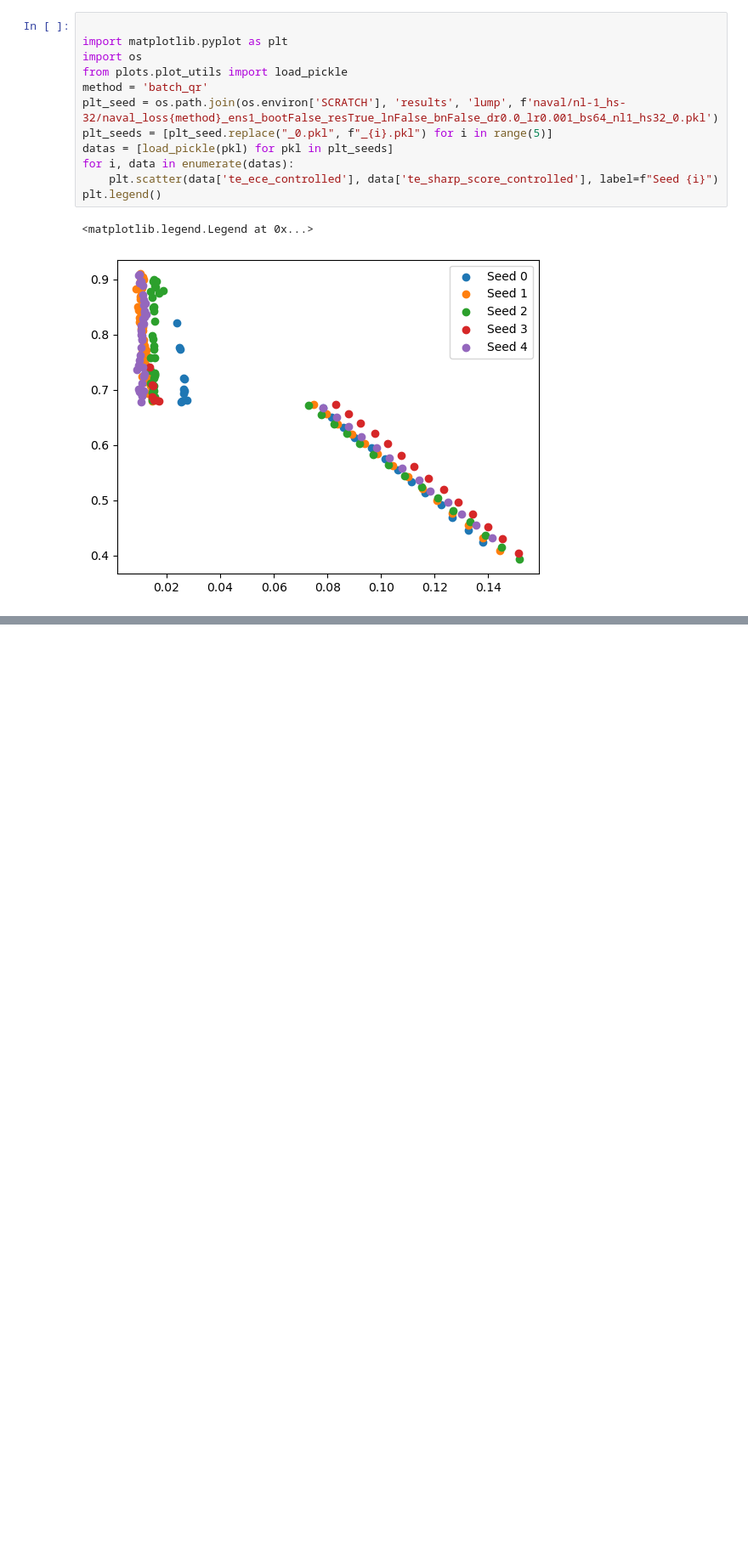
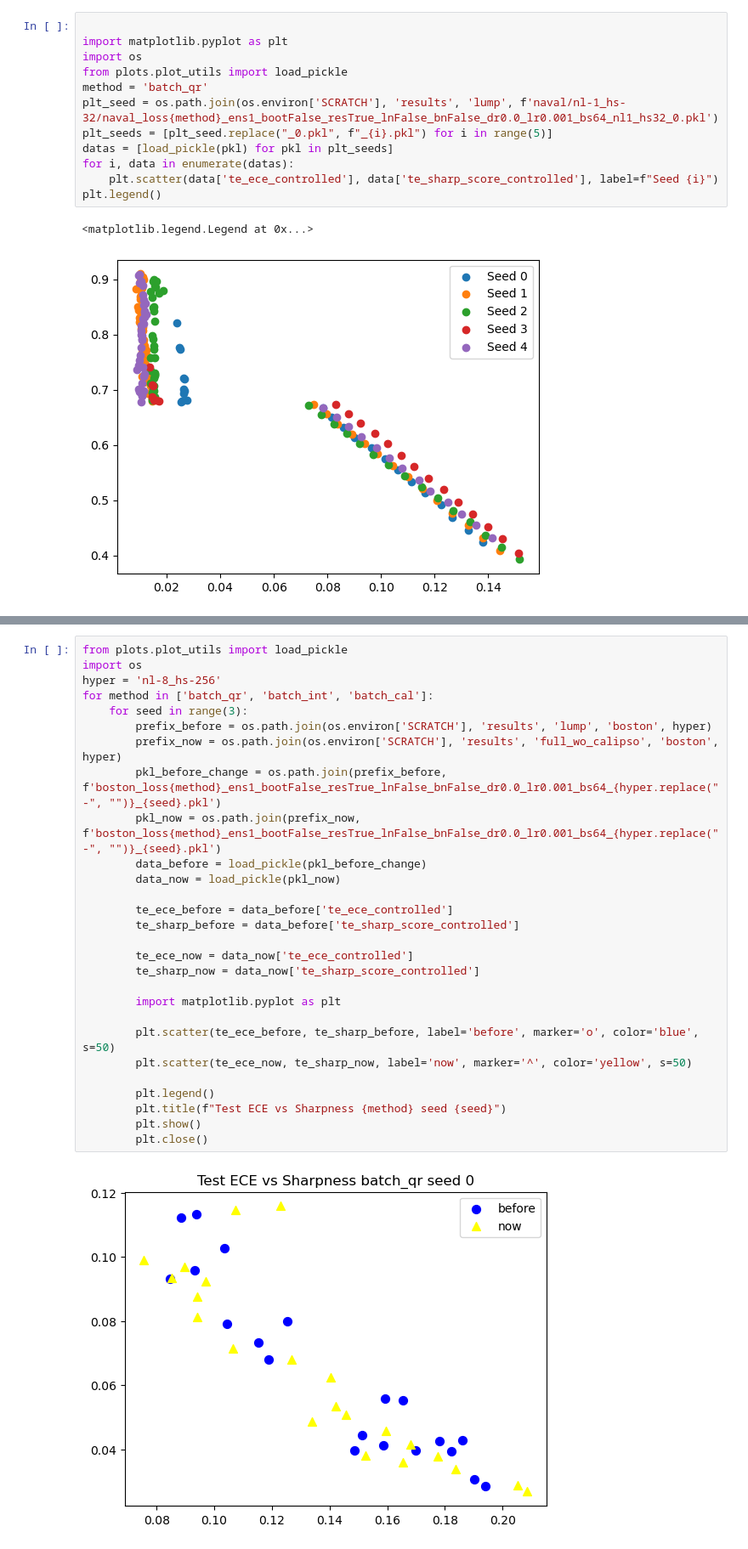
Before and after one commit to Zyxleo123/calibrated-quantile-uq, a Jupyter notebook: test.ipynb, the cells around one changed output, grey strips where cells are left out. Shown: that part at 85% size. Saved outputs shown, nothing was run; the diff lists cells and outputs as text; blank space fills up the shorter version.

```diff
--- a/test.ipynb
+++ b/test.ipynb
@@ -292,0 +114,30 @@ plt.legend()
+# %%
+from plots.plot_utils import load_pickle
+import os
+hyper = 'nl-8_hs-256'
+for method in ['batch_qr', 'batch_int', 'batch_cal']:
+    for seed in range(3):
+        prefix_before = os.path.join(os.environ['SCRATCH'], 'results', 'lump', 'boston', hyper)
+        prefix_now = os.path.join(os.environ['SCRATCH'], 'results', 'full_wo_calipso', 'boston', hyper)
+        pkl_before_change = os.path.join(prefix_before, f'boston_loss{method}_ens1_bootFalse_resTrue_lnFalse_bnFalse_dr0.0_lr0.001_bs64_{hyper.replace("-", "")}_{seed}.pkl')
+        pkl_now = os.path.join(prefix_now, f'boston_loss{method}_ens1_bootFalse_resTrue_lnFalse_bnFalse_dr0.0_lr0.001_bs64_{hyper.replace("-", "")}_{seed}.pkl')
+        data_before = load_pickle(pkl_before_change)
+        data_now = load_pickle(pkl_now)
+
+        te_ece_before = data_before['te_ece_controlled']
+        te_sharp_before = data_before['te_sharp_score_controlled']
+
+        te_ece_now = data_now['te_ece_controlled']
+        te_sharp_now = data_now['te_sharp_score_controlled']
+
+        import matplotlib.pyplot as plt
+
+        plt.scatter(te_ece_before, te_sharp_before, label='before', marker='o', color='blue', s=50)
+        plt.scatter(te_ece_now, te_sharp_now, label='now', marker='^', color='yellow', s=50)
+
+        plt.legend()
+        plt.title(f"Test ECE vs Sharpness {method} seed {seed}")
+        plt.show()
+        plt.close()
+# %% [output]
+[figure, added]
```
Also changed, not shown: parts of 30 cells of this notebook, 2 other files.
